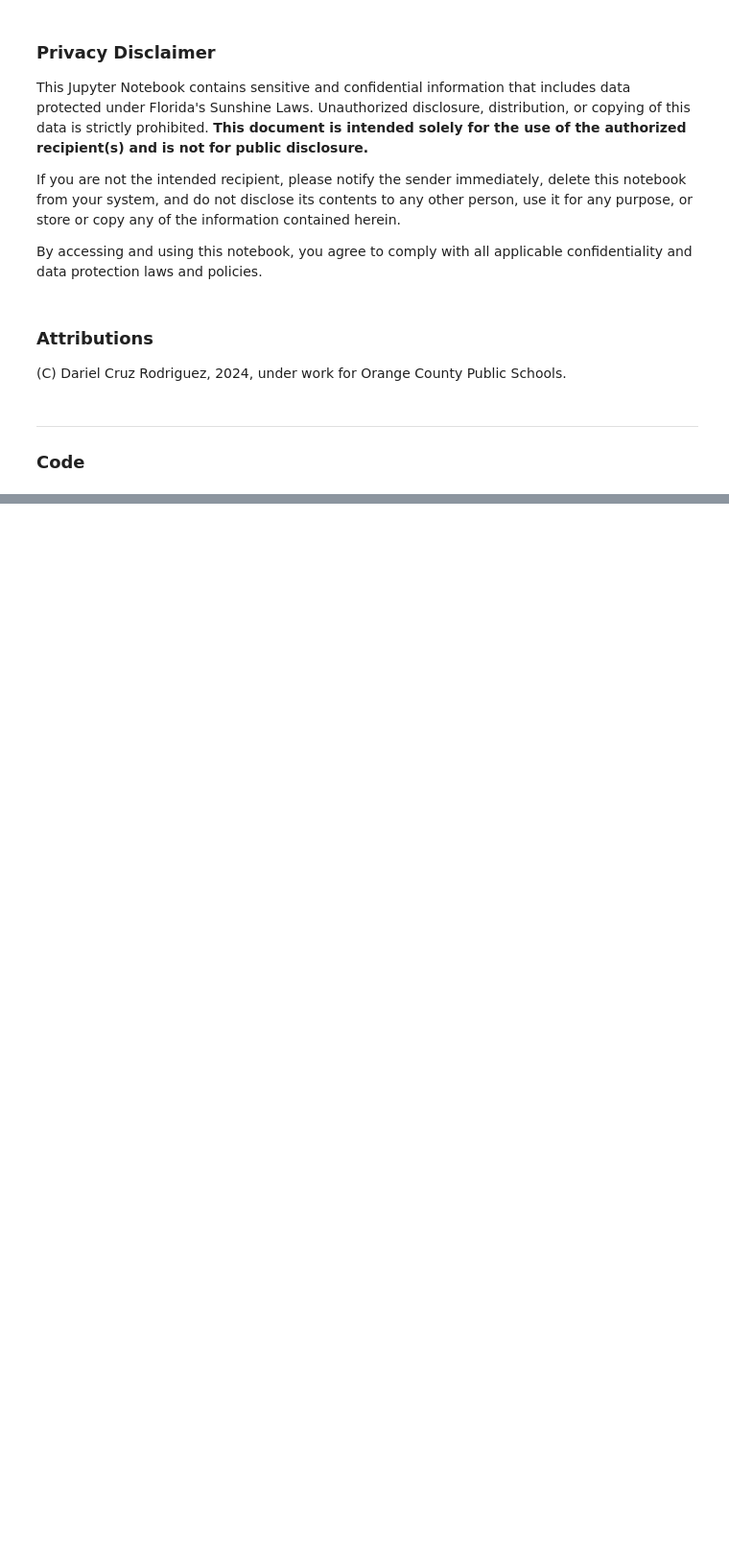
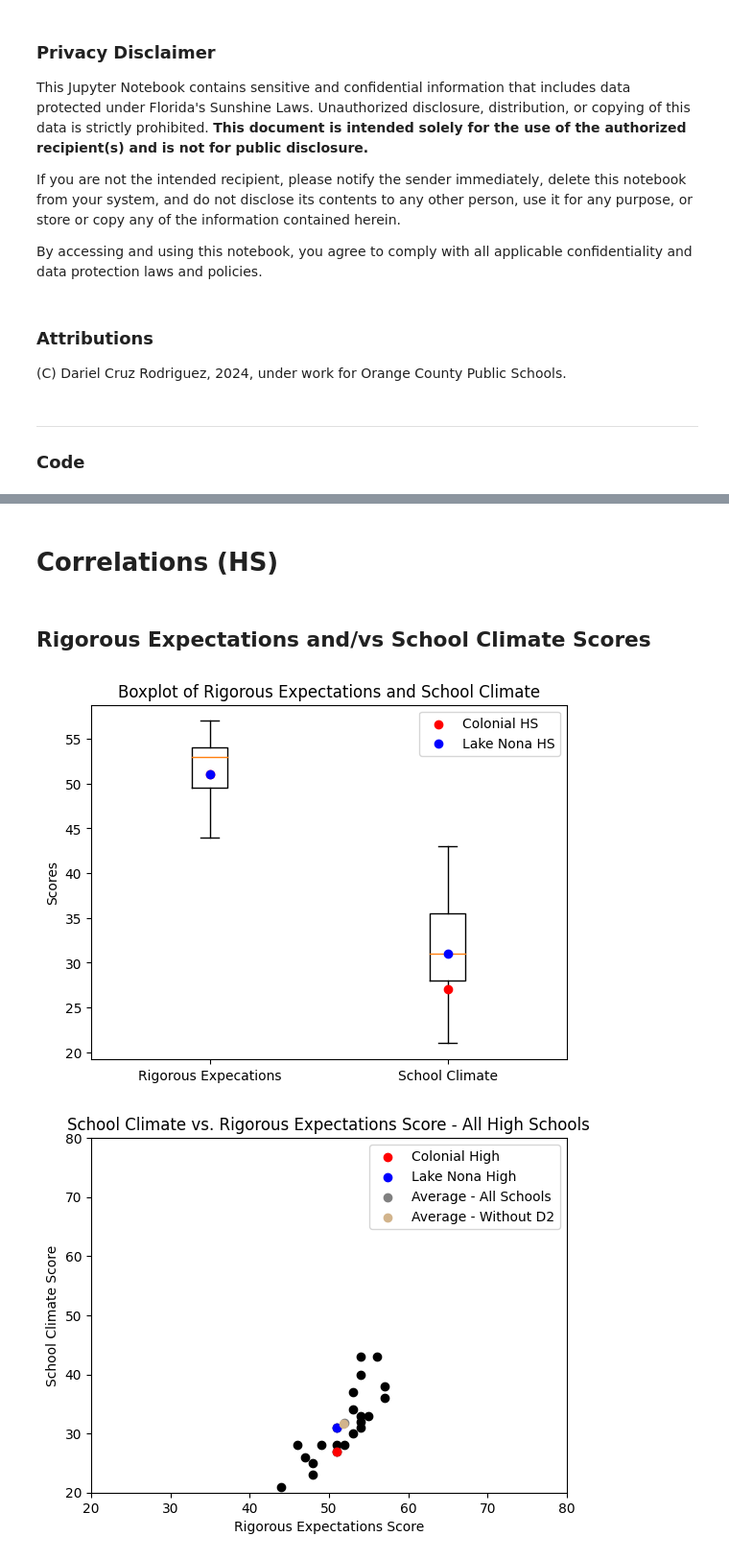
Before and after one commit to cruzdariel/ocps_2024survey, a Jupyter notebook: DataAnalysis.ipynb, the cells around one changed output, grey strips where cells are left out. Shown: that part at 96% size. Cells and saved outputs as stored; diff of their text form; code cells hidden in the pictures; blank space fills up the shorter version.

```diff
--- a/DataAnalysis.ipynb
+++ b/DataAnalysis.ipynb
@@ -169,8 +168,12 @@ df.describe()
+# %% [markdown]
+# Correlations (HS)
+# %% [markdown]
+## Rigorous Expectations and/vs School Climate Scores
 # %%
 plt.style.use('default')
 
 #Boxplot for Rigorous Expectations
-plt.boxplot([df['Rigorous Expectations'].dropna(), df['School Climate'].dropna()], labels=['Rigorous Expectations','School Climate'], vert=True)
+plt.boxplot([df['Rigorous Expectations'].dropna(), df['School Climate'].dropna()], labels=['Rigorous Expecations', 'School Climate'], vert=True)
 plt.title('Boxplot of Rigorous Expectations and School Climate')
 plt.scatter(1, colonial_hs['Rigorous Expectations'], color='red', zorder=5, label="Colonial HS")
 plt.scatter(1, lake_nona_hs['Rigorous Expectations'], color='blue', zorder=5, label="Lake Nona HS")
@@ -203,42 +206,65 @@ plt.scatter(hs['avg_rigor'],
 plt.title('School Climate vs. Rigorous Expectations Score - All High Schools')
 plt.xlabel('Rigorous Expectations Score')
 plt.ylabel('School Climate Score')
 plt.xlim(20, 80)
 plt.ylim(20, 80)
 plt.legend()
 plt.show()
 
 # All High Schools - School Climate vs. Rigor Expectations Score (Scores above 50)
 texts = []
 for x in df.index:
     if df.loc[x, 'Rigorous Expectations'] > 50 and df.loc[x, 'School Climate'] > 40:
-      plt.scatter(df.loc[x, 'Rigorous Expectations'], df.loc[x, 'School Climate'], color="black")
-      texts.append(plt.text(df.loc[x, 'Rigorous Expectations'], df.loc[x, 'School Climate'], df.loc[x, 'Name'],
-                              fontsize=9, ha='right', va='bottom'))
-adjust_text(texts,
-            only_move={'points':'xy', 'text':'xy'},
-            arrowprops=dict(arrowstyle='->', color='black'),
-            force_text=(7, 10))
+        plt.scatter(df.loc[x, 'Rigorous Expectations'], df.loc[x, 'School Climate'], color="black")
+      #  texts.append(plt.text(df.loc[x, 'Rigorous Expectations'], df.loc[x, 'School Climate'], df.loc[x, 'Name'],
+                     #         fontsize=9, ha='right', va='bottom'))
 plt.scatter(colonial_hs['Rigorous Expectations'],
             colonial_hs['School Climate'],
             c='red',
             label='Colonial High')
-plt.scatter(colonial_hs['Rigorous Expectations'],
+plt.scatter(lake_nona_hs['Rigorous Expectations'],
             lake_nona_hs['School Climate'],
             c='blue',
             label='Lake Nona High')
 plt.scatter(hs['avg_rigor_notd2'],
             hs['avg_schoolclimate_notd2'],
             color='grey',
-            label='Average - All Schools')
+            label='Average - Without D2')
 plt.scatter(hs['avg_rigor'],
             hs['avg_schoolclimate'],
             color='tan',
-            label='Average - Without D2')
-plt.title('School Climate vs. Rigorous Expectations Score - All High Schools (Scores above 50)')
+            label='Average - All Schools')
+top_points = df[(df['Rigorous Expectations'] > 50) & (df['School Climate'] > 40)]
+offsets = [(-60, 10), (-10, 40)]  # Different offsets for each point
+for idx, (offset, row) in enumerate(zip(offsets, top_points.iterrows())):
+    row = row[1]
+    plt.scatter(row['Rigorous Expectations'], row['School Climate'], color='black')
+    plt.annotate(
+        row['Name'],
+        (row['Rigorous Expectations'], row['School Climate']),
+        textcoords="offset points",
+        xytext=offset,  # Adjust this to move the label to a desired position
+        ha='center',
+        arrowprops=dict(arrowstyle='->', connectionstyle='arc3,rad=0.5', color='black')
+    )
+plt.title('School Climate vs. Rigorous Expectations Score - Top High Schools')
 plt.xlabel('Rigorous Expectations Score')
 plt.ylabel('School Climate Score')
 plt.xlim(20, 80)
-plt.ylim(20, 70)
+plt.ylim(20, 80)
 plt.legend()
 plt.show()
+
+# OLS Regression between Rigorous Expectations and School Climate
+y = df['School Climate']
+X = df['Rigorous Expectations']
+
+X = X.replace([np.inf, -np.inf], np.nan).dropna()
+y = y.loc[X.index]
+
+X = sm.add_constant(X)
+model = sm.OLS(y, X).fit()
+print(model.summary())
+# %% [output]
+[figure, added]
+[figure, added]
```
Also changed, not shown: parts of 15 cells of this notebook.
